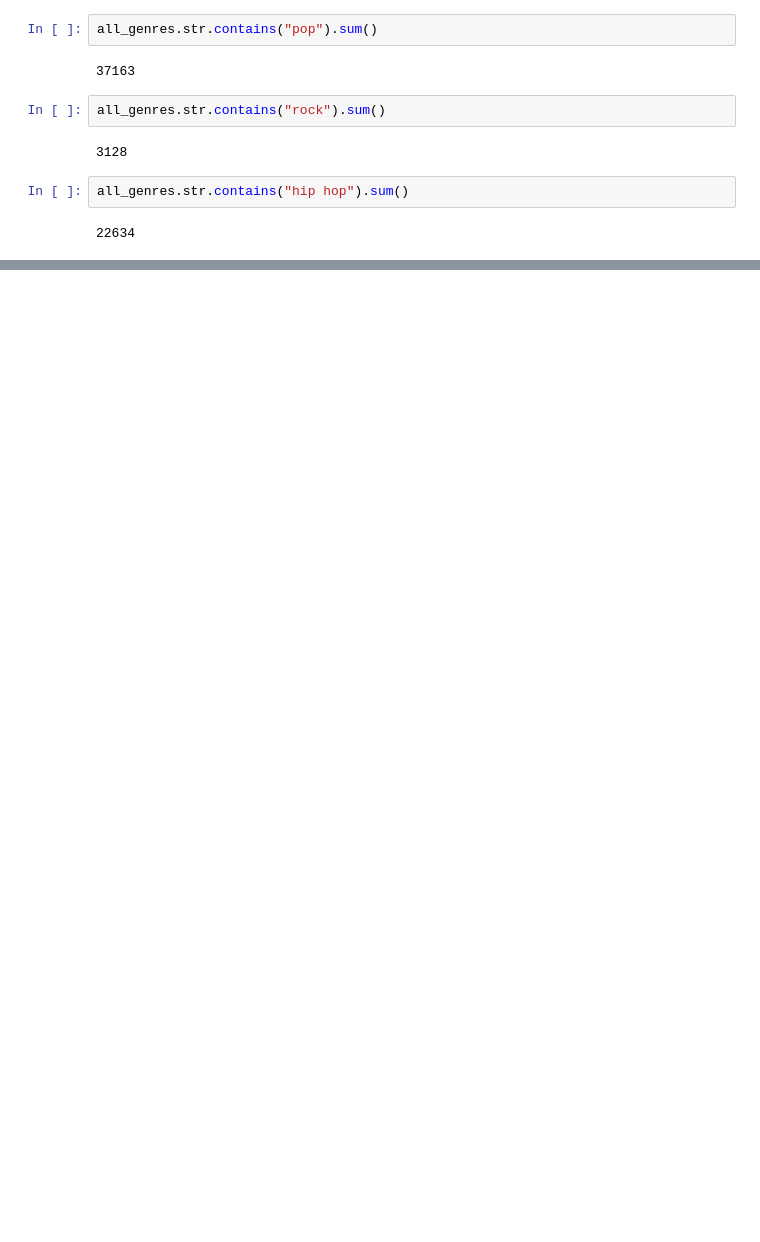
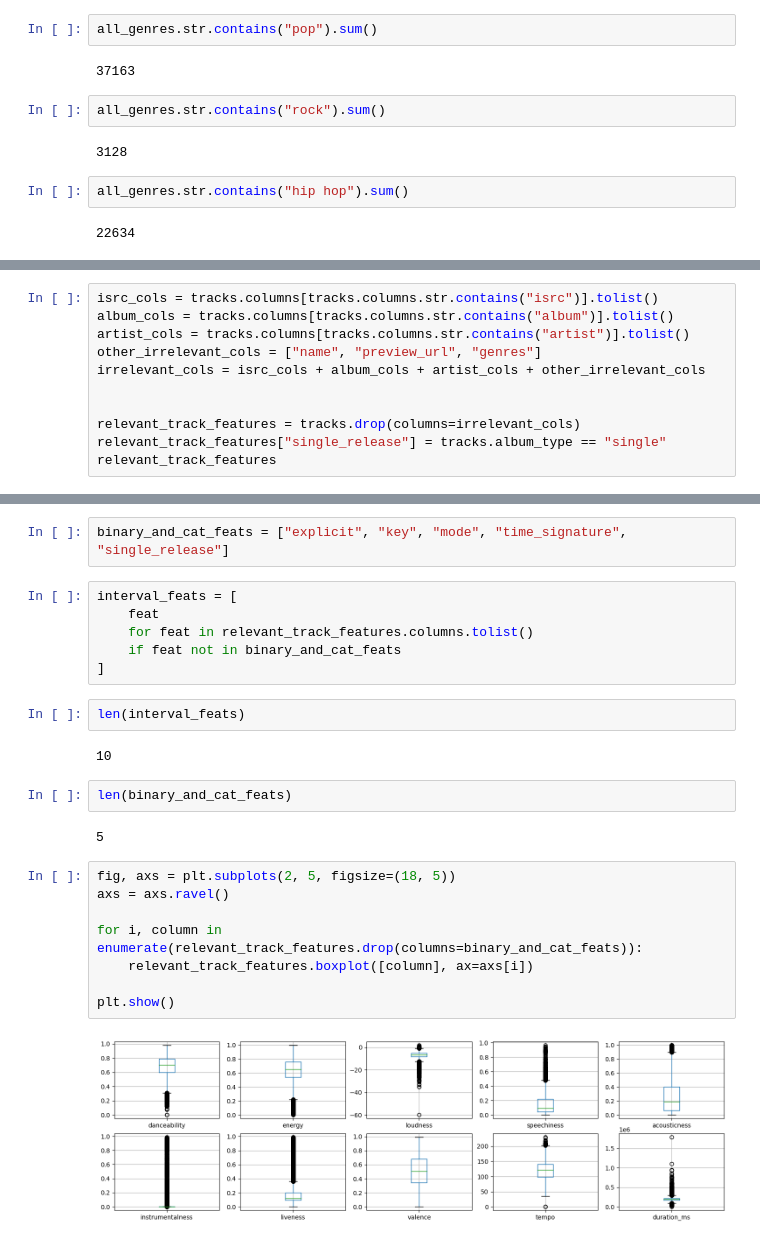
Before and after one commit to Sejmou/exploring-spotify-charts, a Jupyter notebook: data_modeling/model.ipynb, the cells around one changed output, grey strips where cells are left out. Cells and saved outputs as stored; diff of their text form; blank space fills up the shorter version.

```diff
--- a/data_modeling/model.ipynb
+++ b/data_modeling/model.ipynb
@@ -261,0 +400,11 @@ playlist_links
+# %%
+isrc_cols = tracks.columns[tracks.columns.str.contains("isrc")].tolist()
+album_cols = tracks.columns[tracks.columns.str.contains("album")].tolist()
+artist_cols = tracks.columns[tracks.columns.str.contains("artist")].tolist()
+other_irrelevant_cols = ["name", "preview_url", "genres"]
+irrelevant_cols = isrc_cols + album_cols + artist_cols + other_irrelevant_cols
+
+
+relevant_track_features = tracks.drop(columns=irrelevant_cols)
+relevant_track_features["single_release"] = tracks.album_type == "single"
+relevant_track_features
@@ -261,0 +426,26 @@ playlist_links
+# %%
+binary_and_cat_feats = ["explicit", "key", "mode", "time_signature", "single_release"]
+# %%
+interval_feats = [
+    feat
+    for feat in relevant_track_features.columns.tolist()
+    if feat not in binary_and_cat_feats
+]
+# %%
+len(interval_feats)
+# %% [output]
+10
+# %%
+len(binary_and_cat_feats)
+# %% [output]
+5
+# %%
+fig, axs = plt.subplots(2, 5, figsize=(18, 5))
+axs = axs.ravel()
+
+for i, column in enumerate(relevant_track_features.drop(columns=binary_and_cat_feats)):
+    relevant_track_features.boxplot([column], ax=axs[i])
+
+plt.show()
+# %% [output]
+[figure, added]
```
Also changed, not shown: parts of 41 cells of this notebook, 1 other file.
